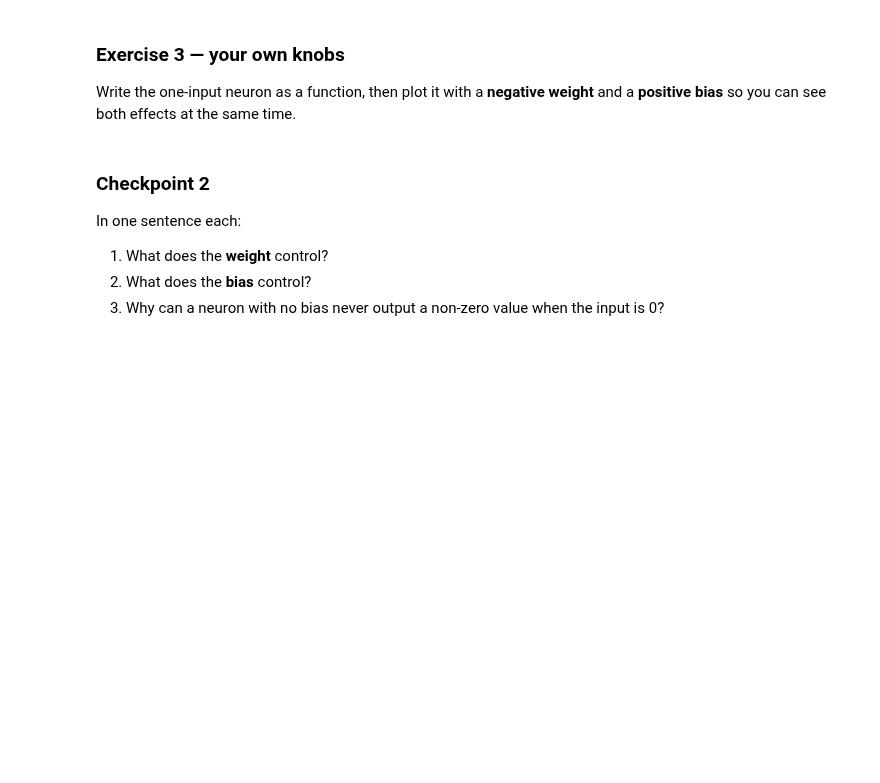
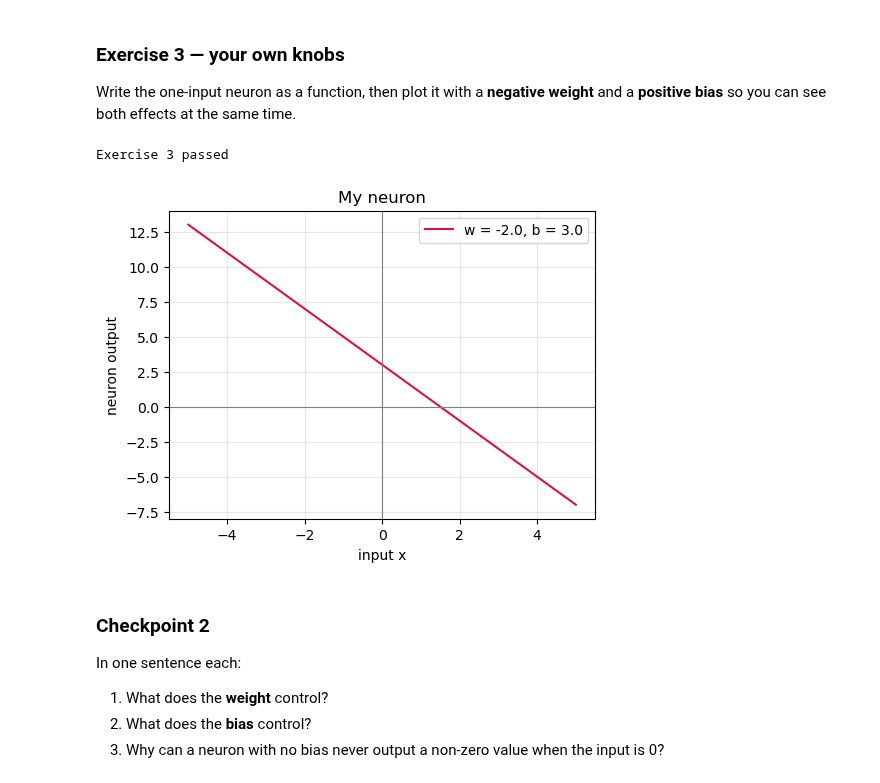
Before and after one commit to hsinxf/arti402, a Jupyter notebook: LAB-1/arti402_lab1_2240007171.ipynb, the cells around one changed output. Cells and saved outputs as stored; diff of their text form; code cells hidden in the pictures; blank space fills up the shorter version.

```diff
--- a/LAB-1/arti402_lab1_2240007171.ipynb
+++ b/LAB-1/arti402_lab1_2240007171.ipynb
@@ -310,29 +335,31 @@ Write the one-input neuron as a function, then plot it with a **negative weight*
 # %%
 # TODO: return the output of a single-input neuron: weight * x + bias
 def neuron_line(x, w, b):
-    ...
+    return w * x + b
 
 
 # --- self-check ---
 assert abs(neuron_line(2.0, 3.0, 1.0) - 7.0) < 1e-9, "neuron_line(2, 3, 1) should be 7.0"
 assert abs(neuron_line(0.0, 5.0, -2.0) + 2.0) < 1e-9, "at x=0 the output should equal the bias"
 print("Exercise 3 passed")
 
 # TODO: pick a negative weight and a positive bias, then plot the line.
-my_w = ...
-my_b = ...
+my_w = -2.0
+my_b = 3.0
 
 plt.figure(figsize=(5.5, 4))
-plt.plot(x, neuron_line(x, my_w, my_b), color="crimson",
-         label=f"w = {my_w}, b = {my_b}")
+plt.plot(x, neuron_line(x, my_w, my_b), color="crimson",label=f"w = {my_w}, b = {my_b}")
 plt.axhline(0, color="grey", lw=0.8)
 plt.axvline(0, color="grey", lw=0.8)
 plt.xlabel("input x")
 plt.ylabel("neuron output")
 plt.title("My neuron")
 plt.legend()
 plt.grid(alpha=0.3)
 plt.show()
+# %% [output]
+Exercise 3 passed
+[figure, added]
 # %% [markdown]
 ### Checkpoint 2
 
```
Also changed, not shown: parts of 25 cells of this notebook.
